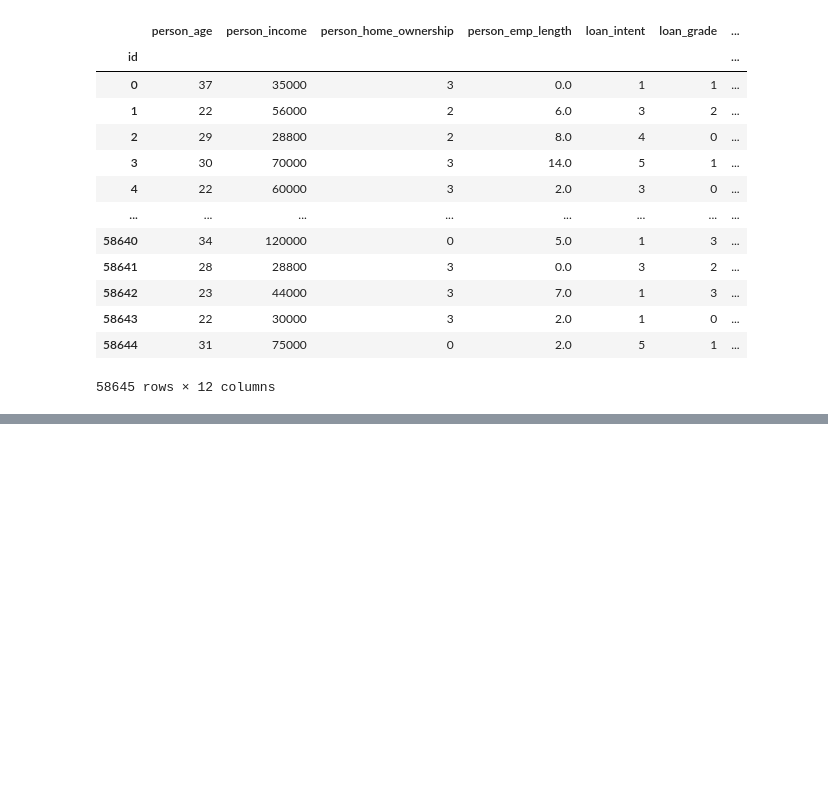
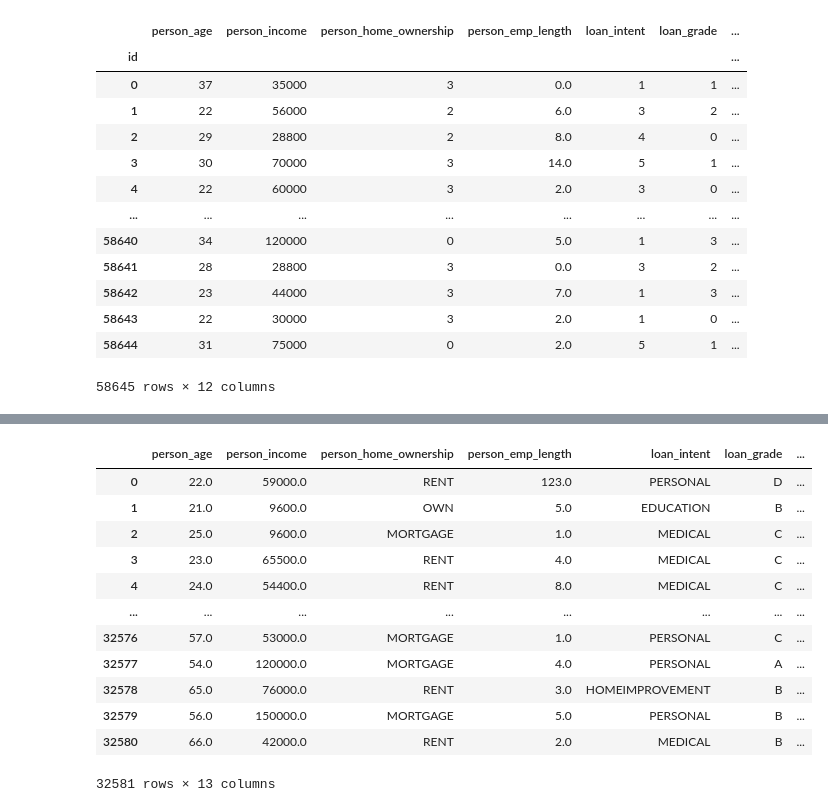
Before and after one commit to clover-minjung/kaggle_copy, a Jupyter notebook: loan_approval_prediction.ipynb, the cells around one changed output, grey strips where cells are left out. Cells and saved outputs as stored; diff of their text form; code cells hidden in the pictures; blank space fills up the shorter version.

```diff
--- a/loan_approval_prediction.ipynb
+++ b/loan_approval_prediction.ipynb
@@ -232,0 +340,27 @@ plt.show()
+# %%
+# 범주형 컬럼 원래 값으로 변환
+for col in categorical_columns:
+    # 범주형 컬럼의 고유값과 인덱스를 딕셔너리로 생성
+    reverse_mapping = {v:k for k,v in category_mappings[col].items()}
+    # 범주형 컬럼의 값을 딕셔너리 인덱스로 변환
+    df_result[col] = df_result[col].round().map(reverse_mapping)
+
+# target 컬럼 추가
+df_result['loan_status'] = original['loan_status']
+df_result['original'] = original['original']
+# %%
+display(df_result)
+# %% [output]
+|  | person_age | person_income | person_home_ownership | person_emp_length | loan_intent | loan_grade | ... |
+| 0 | 22.0 | 59000.0 | RENT | 123.0 | PERSONAL | D | ... |
+| 1 | 21.0 | 9600.0 | OWN | 5.0 | EDUCATION | B | ... |
+| 2 | 25.0 | 9600.0 | MORTGAGE | 1.0 | MEDICAL | C | ... |
+| 3 | 23.0 | 65500.0 | RENT | 4.0 | MEDICAL | C | ... |
+| 4 | 24.0 | 54400.0 | RENT | 8.0 | MEDICAL | C | ... |
+| ... | ... | ... | ... | ... | ... | ... | ... |
+| 32576 | 57.0 | 53000.0 | MORTGAGE | 1.0 | PERSONAL | C | ... |
+| 32577 | 54.0 | 120000.0 | MORTGAGE | 4.0 | PERSONAL | A | ... |
+| 32578 | 65.0 | 76000.0 | RENT | 3.0 | HOMEIMPROVEMENT | B | ... |
+| 32579 | 56.0 | 150000.0 | MORTGAGE | 5.0 | PERSONAL | B | ... |
+| 32580 | 66.0 | 42000.0 | RENT | 2.0 | MEDICAL | B | ... |
+32581 rows × 13 columns
```
Also changed, not shown: parts of 13 cells of this notebook.
